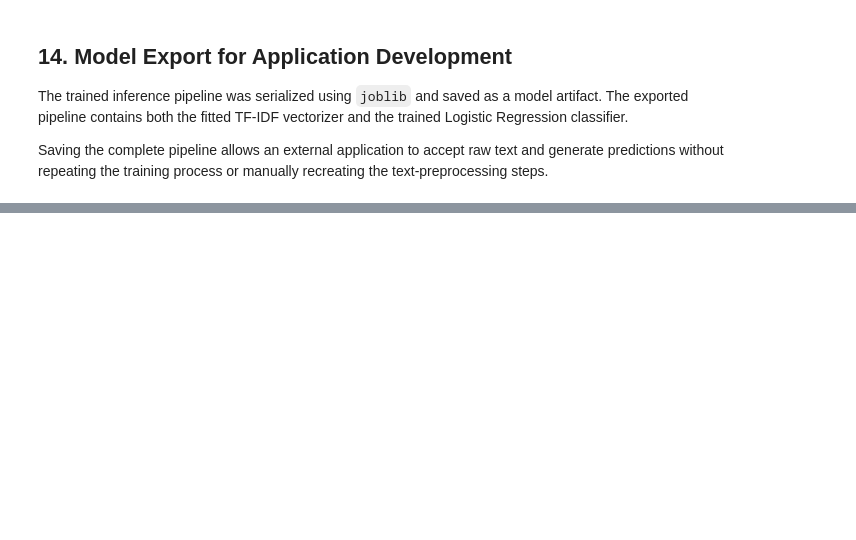
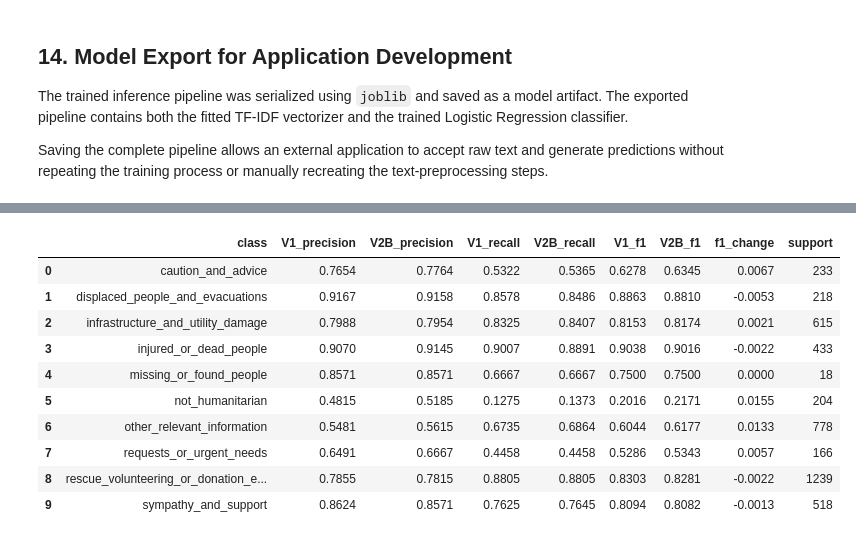
Before and after one commit to JoCookney/humanitarian-crisis-message-classifier, a Jupyter notebook: Humanitarian_Crisis_Message_Classification.ipynb, the cells around one changed output, grey strips where cells are left out. Drawn from its saved outputs; the diff is of its cells as text; code cells hidden in the pictures; blank space fills up the shorter version.

Commit message:
Finalize model analysis and frozen classifier

```diff
--- a/Humanitarian_Crisis_Message_Classification.ipynb
+++ b/Humanitarian_Crisis_Message_Classification.ipynb
@@ -2153,0 +2464,16 @@ recreating the text-preprocessing steps.
+# %%
+# Extract fitted model components
+
+vectorizer = final_pipeline.named_steps["tfidf"]
+classifier = final_pipeline.named_steps["classifier"]
+
+feature_names = vectorizer.get_feature_names_out()
+
+print("Vectorizer:", type(vectorizer).__name__)
+print("Classifier:", type(classifier).__name__)
+print("Vocabulary size:", len(feature_names))
+print("Number of classes:", len(classifier.classes_))
+
+print("\nClasses:")
+for class_name in classifier.classes_:
+    print("-", class_name)
@@ -2153,0 +3150,65 @@ recreating the text-preprocessing steps.
+# %%
+# V1 vs Candidate B: Per-Class Development Performance
+
+# Generate structured classification reports
+v1_report = classification_report(
+    y_dev,
+    y_dev_pred,
+    output_dict=True,
+    zero_division=0
+)
+
+v2b_report = classification_report(
+    y_dev,
+    y_dev_pred_v2b,
+    output_dict=True,
+    zero_division=0
+)
+
+# Convert reports to DataFrames
+v1_class_metrics = pd.DataFrame(v1_report).T
+v2b_class_metrics = pd.DataFrame(v2b_report).T
+
+# Keep only the actual humanitarian classes
+class_names = classifier.classes_
+
+comparison_rows = []
+
+for class_name in class_names:
+    comparison_rows.append({
+        "class": class_name,
+
+        "V1_precision": v1_class_metrics.loc[class_name, "precision"],
+        "V2B_precision": v2b_class_metrics.loc[class_name, "precision"],
+
+        "V1_recall": v1_class_metrics.loc[class_name, "recall"],
+        "V2B_recall": v2b_class_metrics.loc[class_name, "recall"],
+
+        "V1_f1": v1_class_metrics.loc[class_name, "f1-score"],
+        "V2B_f1": v2b_class_metrics.loc[class_name, "f1-score"],
+
+        "f1_change": (
+            v2b_class_metrics.loc[class_name, "f1-score"]
+            - v1_class_metrics.loc[class_name, "f1-score"]
+        ),
+
+        "support": int(v1_class_metrics.loc[class_name, "support"])
+    })
+
+per_class_comparison = pd.DataFrame(comparison_rows)
+
+display(
+    per_class_comparison.round(4)
+)
+# %% [output]
+|  | class | V1_precision | V2B_precision | V1_recall | V2B_recall | V1_f1 | V2B_f1 | f1_change | support |
+| 0 | caution_and_advice | 0.7654 | 0.7764 | 0.5322 | 0.5365 | 0.6278 | 0.6345 | 0.0067 | 233 |
+| 1 | displaced_people_and_evacuations | 0.9167 | 0.9158 | 0.8578 | 0.8486 | 0.8863 | 0.8810 | -0.0053 | 218 |
+| 2 | infrastructure_and_utility_damage | 0.7988 | 0.7954 | 0.8325 | 0.8407 | 0.8153 | 0.8174 | 0.0021 | 615 |
+| 3 | injured_or_dead_people | 0.9070 | 0.9145 | 0.9007 | 0.8891 | 0.9038 | 0.9016 | -0.0022 | 433 |
+| 4 | missing_or_found_people | 0.8571 | 0.8571 | 0.6667 | 0.6667 | 0.7500 | 0.7500 | 0.0000 | 18 |
+| 5 | not_humanitarian | 0.4815 | 0.5185 | 0.1275 | 0.1373 | 0.2016 | 0.2171 | 0.0155 | 204 |
+| 6 | other_relevant_information | 0.5481 | 0.5615 | 0.6735 | 0.6864 | 0.6044 | 0.6177 | 0.0133 | 778 |
+| 7 | requests_or_urgent_needs | 0.6491 | 0.6667 | 0.4458 | 0.4458 | 0.5286 | 0.5343 | 0.0057 | 166 |
+| 8 | rescue_volunteering_or_donation_e... | 0.7855 | 0.7815 | 0.8805 | 0.8805 | 0.8303 | 0.8281 | -0.0022 | 1239 |
+| 9 | sympathy_and_support | 0.8624 | 0.8571 | 0.7625 | 0.7645 | 0.8094 | 0.8082 | -0.0013 | 518 |
```
Also changed, not shown: parts of 127 cells of this notebook, 2 other files.
